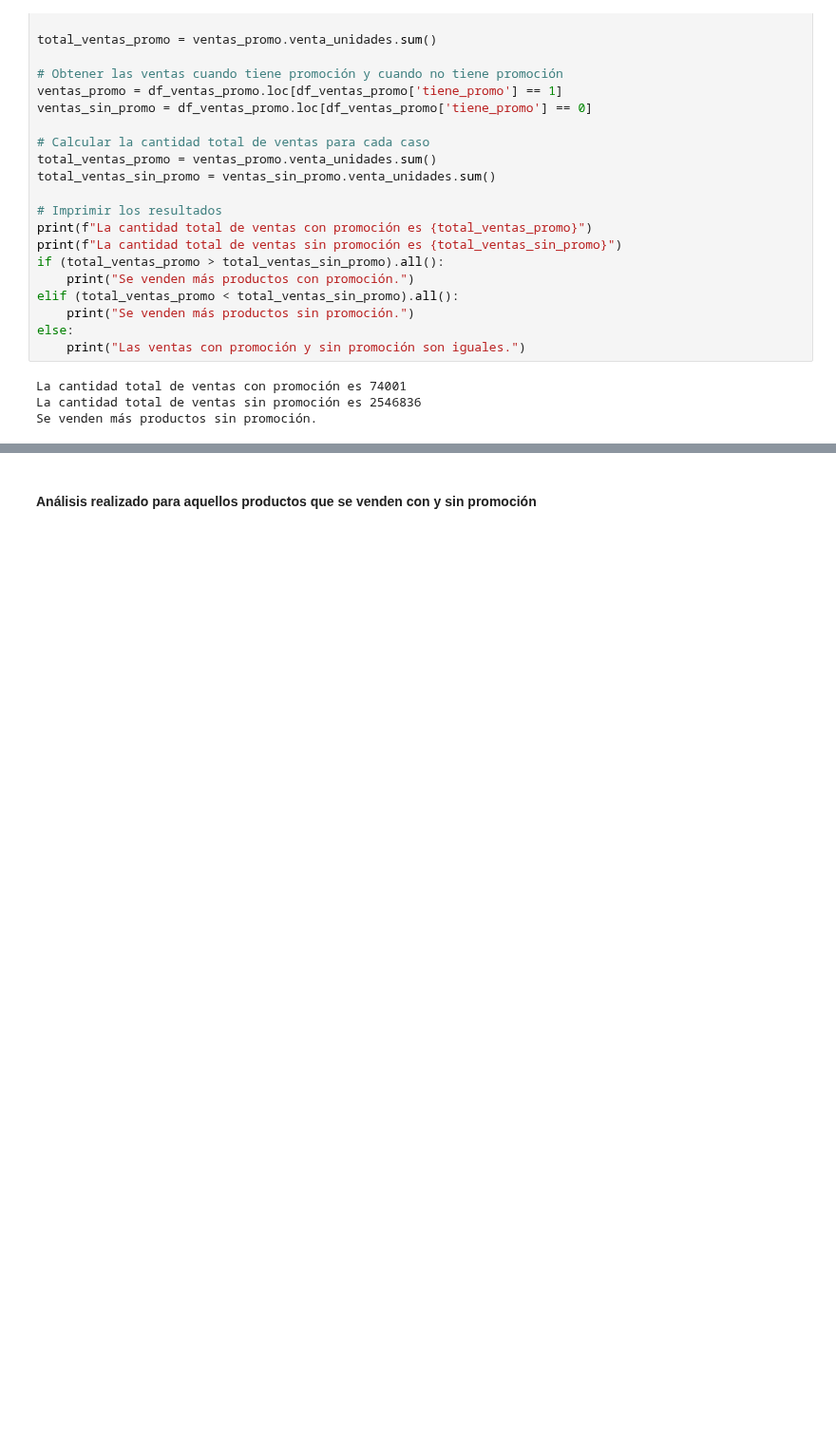
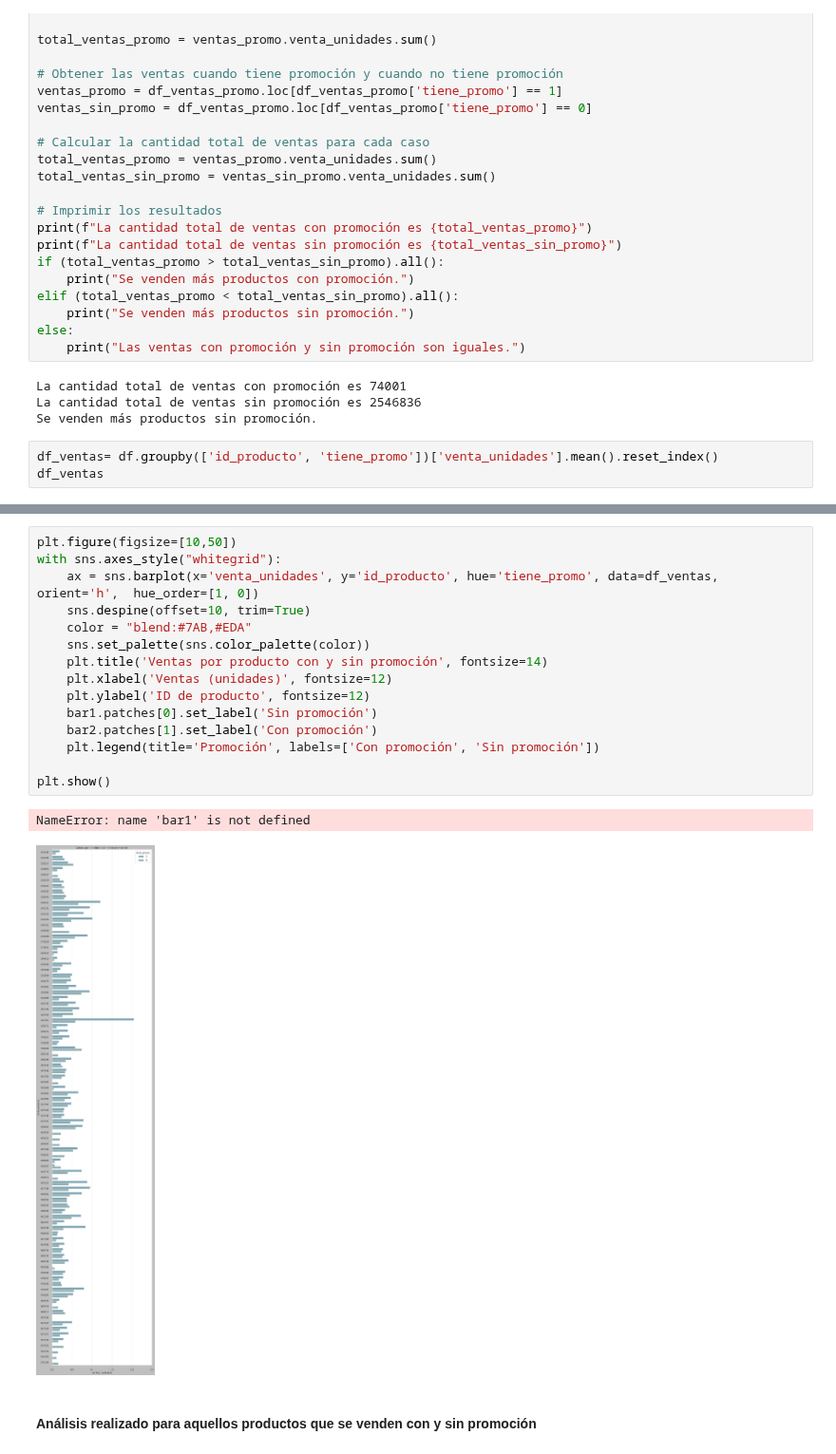
Before and after one commit to ErikaMelt/deodorants-project, a Jupyter notebook: eda/eda_romina.ipynb, the cells around one changed output, grey strips where cells are left out. Shown at 95% size. Cells and saved outputs as stored; diff of their text form; blank space fills up the shorter version.

Commit message:
agregar gráfico de productos  con y sin promo

```diff
--- a/eda/eda_romina.ipynb
+++ b/eda/eda_romina.ipynb
@@ -147,3 +147,6 @@ else:
 La cantidad total de ventas con promoción es 74001
 La cantidad total de ventas sin promoción es 2546836
 Se venden más productos sin promoción.
+# %%
+df_ventas= df.groupby(['id_producto', 'tiene_promo'])['venta_unidades'].mean().reset_index()
+df_ventas
@@ -150,3 +167,21 @@ Se venden más productos sin promoción.
+# %%
+plt.figure(figsize=[10,50])
+with sns.axes_style("whitegrid"):
+    ax = sns.barplot(x='venta_unidades', y='id_producto', hue='tiene_promo', data=df_ventas, orient='h',  hue_order=[1, 0])
+    sns.despine(offset=10, trim=True)
+    color = "blend:#7AB,#EDA"
+    sns.set_palette(sns.color_palette(color))
+    plt.title('Ventas por producto con y sin promoción', fontsize=14)
+    plt.xlabel('Ventas (unidades)', fontsize=12)
+    plt.ylabel('ID de producto', fontsize=12)
+    bar1.patches[0].set_label('Sin promoción')
+    bar2.patches[1].set_label('Con promoción')
+    plt.legend(title='Promoción', labels=['Con promoción', 'Sin promoción'])
+
+plt.show()
+# %% [output]
+NameError: name 'bar1' is not defined
+[figure, added]
 # %% [markdown]
 #### Análisis realizado para aquellos productos que se venden con y sin promoción
 # %%
```
Also changed, not shown: parts of 1 cell of this notebook.
